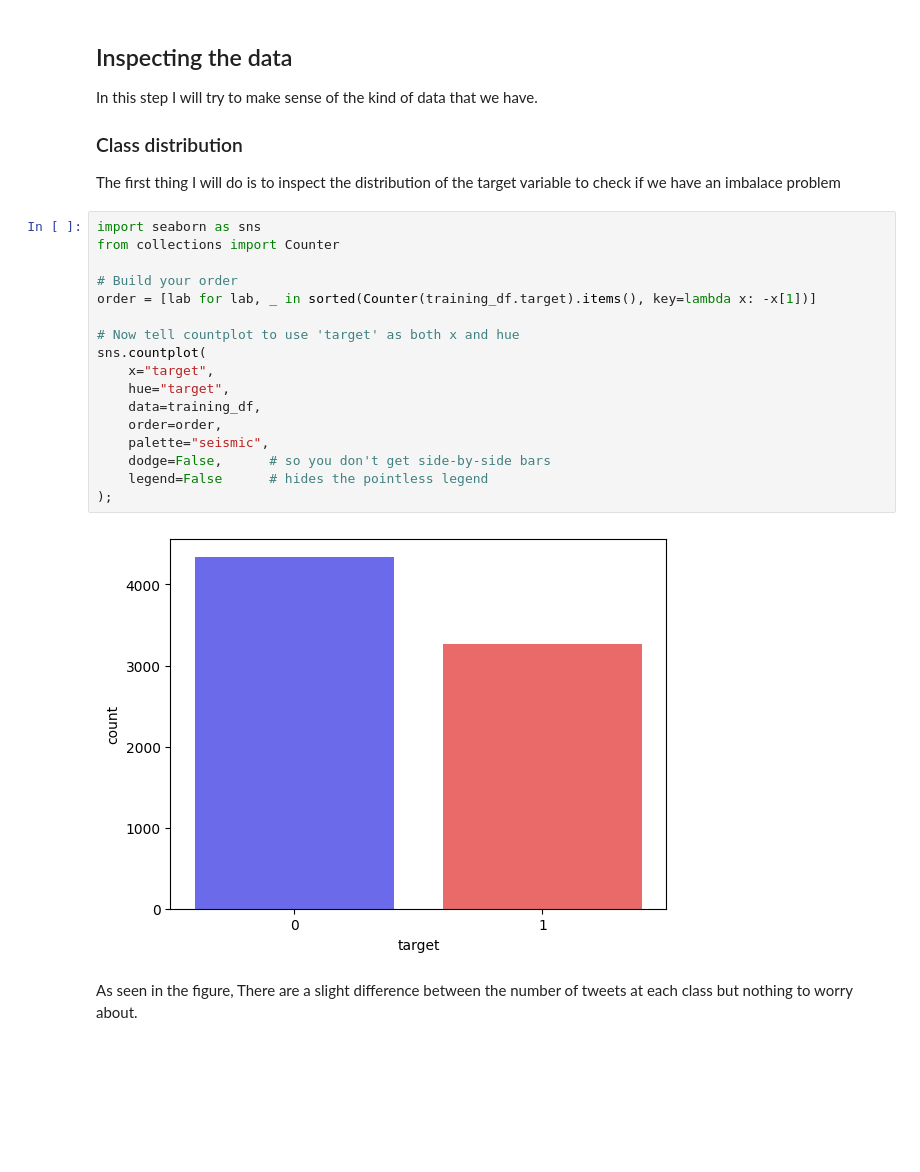
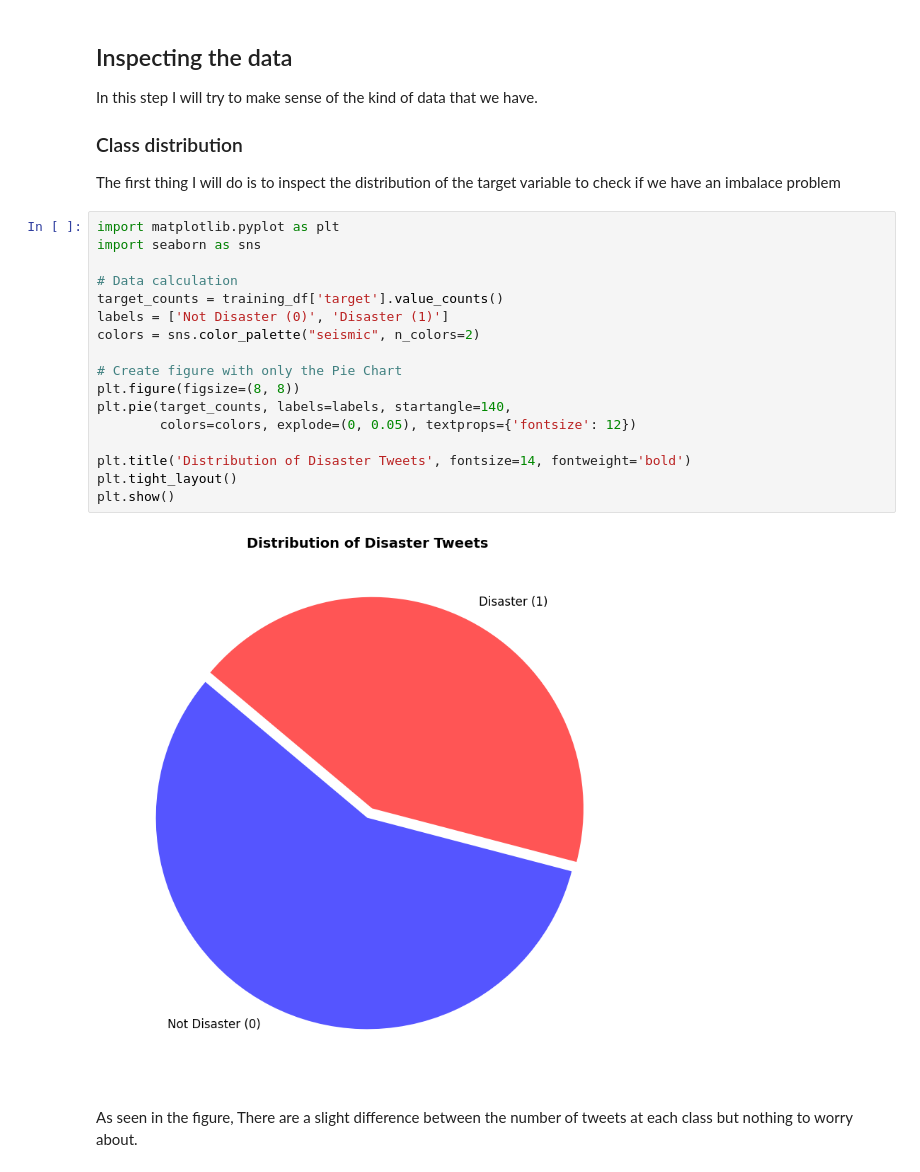
Before and after one commit to acastellanos-ie/NLP-MBDS-EN, a Jupyter notebook: 06_transfer_learning_and_fine_tuning/practice_solution.ipynb, the cells around one changed output. Saved outputs shown, nothing was run; the diff lists cells and outputs as text; blank space fills up the shorter version.

```diff
--- a/06_transfer_learning_and_fine_tuning/practice_solution.ipynb
+++ b/06_transfer_learning_and_fine_tuning/practice_solution.ipynb
@@ -139,25 +139,25 @@ In this step I will try to make sense of the kind of data that we have.
 ### Class distribution
 
 The first thing I will do is to inspect the distribution of the target variable to check if we have an imbalace problem
-# %%
-import seaborn as sns
-from collections import Counter
-
-# Build your order
-order = [lab for lab, _ in sorted(Counter(training_df.target).items(), key=lambda x: -x[1])]
-
-# Now tell countplot to use 'target' as both x and hue
-sns.countplot(
-    x="target",
-    hue="target",
-    data=training_df,
-    order=order,
-    palette="seismic",
-    dodge=False,      # so you don't get side-by-side bars
-    legend=False      # hides the pointless legend
-);
-# %% [output]
-[figure, removed]
+# %%
+import matplotlib.pyplot as plt
+import seaborn as sns
+
+# Data calculation
+target_counts = training_df['target'].value_counts()
+labels = ['Not Disaster (0)', 'Disaster (1)']
+colors = sns.color_palette("seismic", n_colors=2)
+
+# Create figure with only the Pie Chart
+plt.figure(figsize=(8, 8))
+plt.pie(target_counts, labels=labels, startangle=140,
+        colors=colors, explode=(0, 0.05), textprops={'fontsize': 12})
+
+plt.title('Distribution of Disaster Tweets', fontsize=14, fontweight='bold')
+plt.tight_layout()
+plt.show()
+# %% [output]
+[figure, added]
 # %% [markdown]
 As seen in the figure, There are a slight difference between the number of tweets at each class but nothing to worry about.
 # %% [markdown]
```
Also changed, not shown: parts of 11 cells of this notebook.
